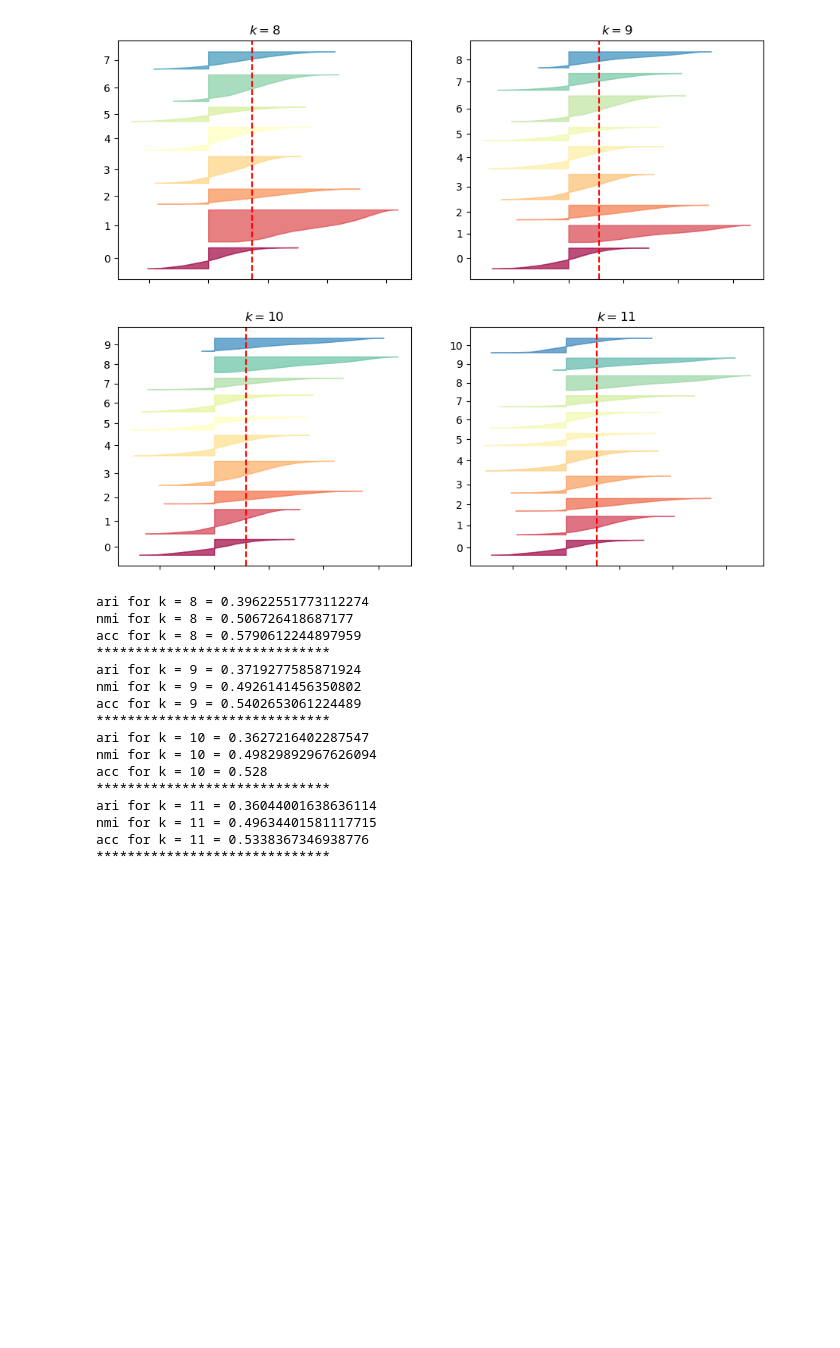
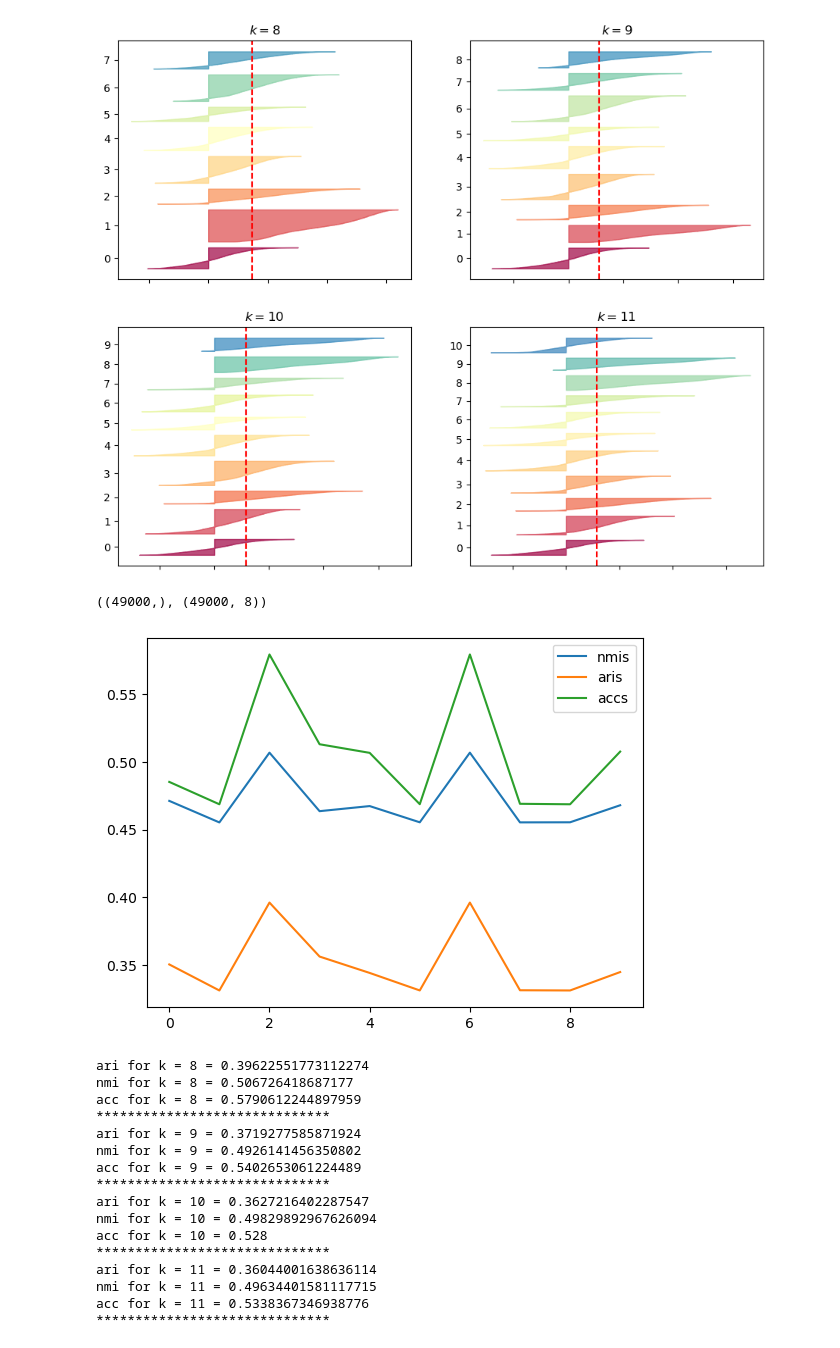
Before and after one commit to S66K22/MaktabHomeworks, a Jupyter notebook: hw10/codes.ipynb, the cells around one changed output. Saved outputs shown, nothing was run; the diff lists cells and outputs as text; code cells hidden in the pictures; blank space fills up the shorter version.

```diff
--- a/hw10/codes.ipynb
+++ b/hw10/codes.ipynb
@@ -152,6 +152,31 @@ def clustering_accuracy(y_true, y_pred):
     cm = confusion_matrix(y_true, y_pred)
     row_ind, col_ind = linear_sum_assignment(-cm)
     return cm[row_ind, col_ind].sum() / cm.sum()
+# %%
+y_train.shape, y_pred.shape
+# %% [output]
+((49000,), (49000, 8))
+# %%
+aris = []
+nmis = []
+accs = []
+for _ in range(10):
+    kmean = KMeans(n_clusters=8, init='random', n_init=1).fit(X_train)
+    y_pred = kmean.labels_
+    ari = adjusted_rand_score(y_train, y_pred)
+    nmi = normalized_mutual_info_score(y_train, y_pred)
+    accuracy = clustering_accuracy(y_train, y_pred)
+    aris.append(ari)
+    nmis.append(nmi)
+    accs.append(accuracy)
+# %%
+plt.plot(list(range(10)), nmis, label="nmis")
+plt.plot(list(range(10)), aris, label="aris")
+plt.plot(list(range(10)), accs, label="accs")
+plt.legend()
+plt.show()
+# %% [output]
+[figure, added]
 # %%
 for k in ks:
     y_pred = kmeans[k].labels_
```
Also changed, not shown: parts of 2 cells of this notebook, 2 other files.
